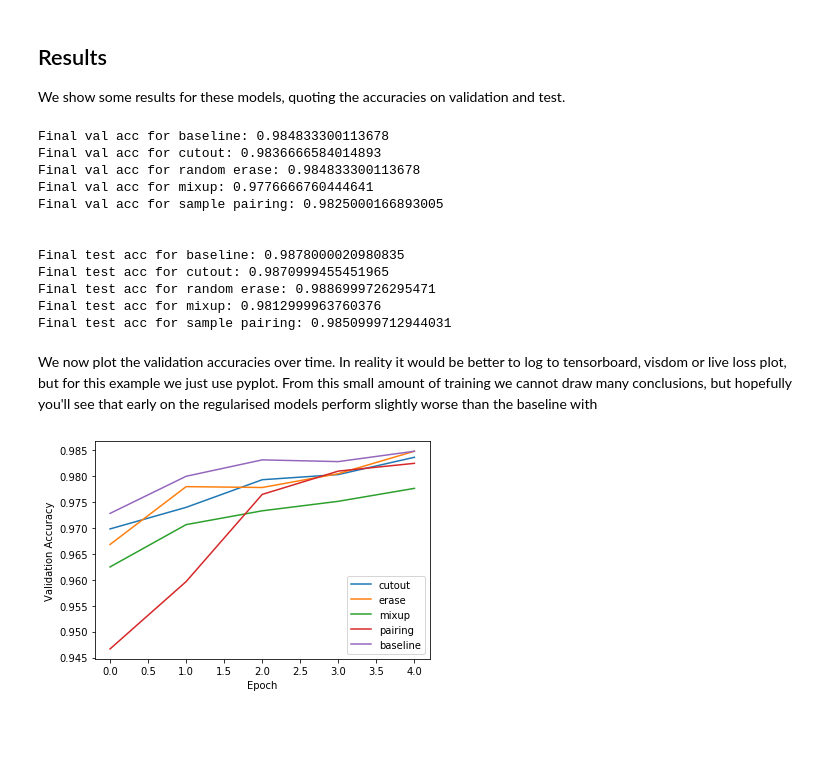
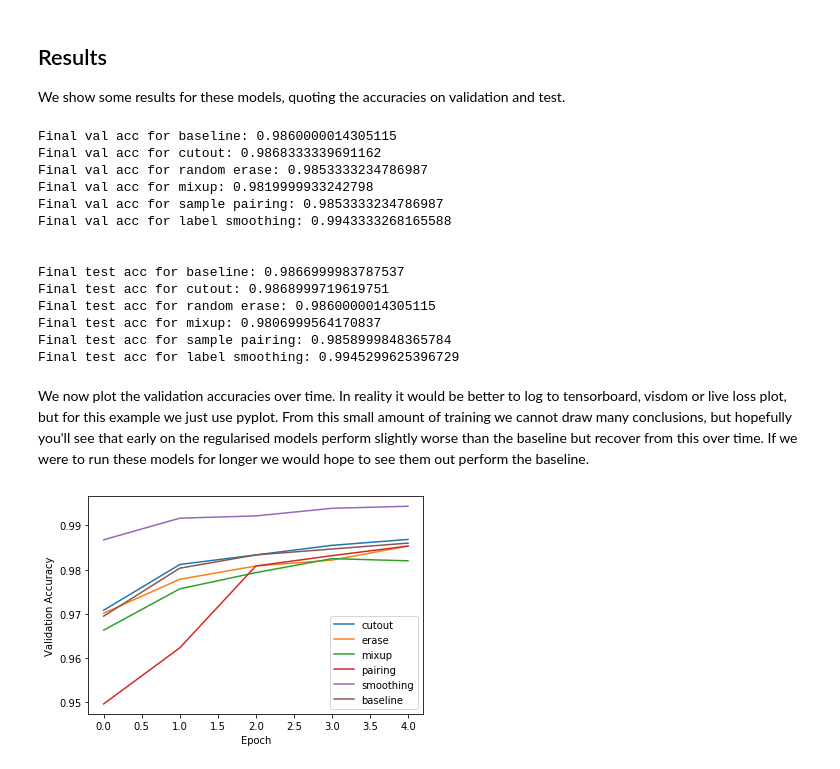
Before and after one commit to pytorchbearer/torchbearer, a Jupyter notebook: docs/_static/notebooks/regularisers.ipynb, the cells around one changed output. Cells and saved outputs as stored; diff of their text form; code cells hidden in the pictures; blank space fills up the shorter version.

Commit message:
Fix label smoothing on val

```diff
--- a/docs/_static/notebooks/regularisers.ipynb
+++ b/docs/_static/notebooks/regularisers.ipynb
@@ -87,11 +88,12 @@ Torchbearer has the following built-in reguliarisers:
 
 Here we create the callbacks for each of these in turn.
 # %%
-from torchbearer.callbacks import Cutout, RandomErase, Mixup, SamplePairing
+from torchbearer.callbacks import Cutout, RandomErase, Mixup, SamplePairing, LabelSmoothingRegularisation
 
 cutout = Cutout(n_holes=1, length=8, constant=1)
 random_erase = RandomErase(n_holes=2, length=6)
 mixup = Mixup()
+smoothing = LabelSmoothingRegularisation(0.1, 10)
 
 # Do sample pairing for the first two epochs for demonstration.
 # We recommend using the policy from the paper (`policy=None`) for training purposes
@@ -165,6 +167,16 @@ trial_re.with_generators(train_generator=traingen, val_generator=valgen, test_ge
 history_erase = trial_re.run(epochs=5, verbose=1)
 
 
+### Label Smoothing - Doesn't modify the image, so we dont show them here
+model = SimpleModel()
+optimizer = optim.Adam(filter(lambda p: p.requires_grad, model.parameters()), lr=0.001)
+
+callbacks = [smoothing]
+trial_ls = Trial(model, optimizer, criterion=nn.BCEWithLogitsLoss(), metrics=['acc', 'loss'], callbacks=callbacks).to(device)
+trial_ls.with_generators(train_generator=traingen, val_generator=valgen, test_generator=testgen)
+history_ls = trial_ls.run(epochs=5, verbose=1)
+
+
 ### Baseline - no regulariser
 model = SimpleModel()
 optimizer = optim.Adam(filter(lambda p: p.requires_grad, model.parameters()), lr=0.001)
@@ -198,6 +211,8 @@ print('Final val acc for cutout: {}'.format(history_cutout[-1]['val_acc']))
 print('Final val acc for random erase: {}'.format(history_erase[-1]['val_acc']))
 print('Final val acc for mixup: {}'.format(history_mu[-1]['val_mixup_acc']))
 print('Final val acc for sample pairing: {}'.format(history_sp[-1]['val_acc']))
+print('Final val acc for label smoothing: {}'.format(history_ls[-1]['val_binary_acc']))
+
 
 print('\n')
 print('Final test acc for baseline: {}'.format(trial_base.evaluate(verbose=0, data_key=torchbearer.TEST_DATA)['test_acc']))
@@ -205,38 +220,43 @@ print('Final test acc for cutout: {}'.format(trial_co.evaluate(verbose=0, data_k
 print('Final test acc for random erase: {}'.format(trial_re.evaluate(verbose=0, data_key=torchbearer.TEST_DATA)['test_acc']))
 print('Final test acc for mixup: {}'.format(trial_mu.evaluate(verbose=0, data_key=torchbearer.TEST_DATA)['test_mixup_acc']))
 print('Final test acc for sample pairing: {}'.format(trial_sp.evaluate(verbose=0, data_key=torchbearer.TEST_DATA)['test_acc']))
+print('Final test acc for label smoothing: {}'.format(trial_ls.evaluate(verbose=0, data_key=torchbearer.TEST_DATA)['test_binary_acc']))
 # %% [output]
-Final val acc for baseline: 0.984833300113678
-Final val acc for cutout: 0.9836666584014893
-Final val acc for random erase: 0.984833300113678
-Final val acc for mixup: 0.9776666760444641
-Final val acc for sample pairing: 0.9825000166893005
+Final val acc for baseline: 0.9860000014305115
+Final val acc for cutout: 0.9868333339691162
+Final val acc for random erase: 0.9853333234786987
+Final val acc for mixup: 0.9819999933242798
+Final val acc for sample pairing: 0.9853333234786987
+Final val acc for label smoothing: 0.9943333268165588
 
 
-Final test acc for baseline: 0.9878000020980835
-Final test acc for cutout: 0.9870999455451965
-Final test acc for random erase: 0.9886999726295471
-Final test acc for mixup: 0.9812999963760376
-Final test acc for sample pairing: 0.9850999712944031
+Final test acc for baseline: 0.9866999983787537
+Final test acc for cutout: 0.9868999719619751
+Final test acc for random erase: 0.9860000014305115
+Final test acc for mixup: 0.9806999564170837
+Final test acc for sample pairing: 0.9858999848365784
+Final test acc for label smoothing: 0.9945299625396729
 # %% [markdown]
-We now plot the validation accuracies over time. In reality it would be better to log to tensorboard, visdom or live loss plot, but for this example we just use pyplot. From this small amount of training we cannot draw many conclusions, but hopefully you'll see that early on the regularised models perform slightly worse than the baseline with
+We now plot the validation accuracies over time. In reality it would be better to log to tensorboard, visdom or live loss plot, but for this example we just use pyplot. From this small amount of training we cannot draw many conclusions, but hopefully you'll see that early on the regularised models perform slightly worse than the baseline but recover from this over time. If we were to run these models for longer we would hope to see them out perform the baseline.
 # %%
 import matplotlib.pyplot as plt
 
 cutout_accs = [history_cutout[i]['val_acc'] for i in range(len(history_cutout))]
 erase_accs = [history_erase[i]['val_acc'] for i in range(len(history_erase))]
 mixup_accs = [history_mu[i]['val_mixup_acc'] for i in range(len(history_mu))]
 pairing_accs = [history_sp[i]['val_acc'] for i in range(len(history_sp))]
+smoothing_accs = [history_ls[i]['val_binary_acc'] for i in range(len(history_ls))]
 baseline_accs = [history_base[i]['val_acc'] for i in range(len(history_base))]
 
 plt.plot(cutout_accs, label='cutout')
 plt.plot(erase_accs, label='erase')
 plt.plot(mixup_accs, label='mixup')
 plt.plot(pairing_accs, label='pairing')
+plt.plot(smoothing_accs, label='smoothing')
 plt.plot(baseline_accs, label='baseline')
 plt.legend()
 plt.ylabel('Validation Accuracy')
 plt.xlabel('Epoch')
 plt.show()
 # %% [output]
-[figure, old version]
+[figure, new version]
```
Also changed, not shown: parts of 2 cells of this notebook, 1 other file.
